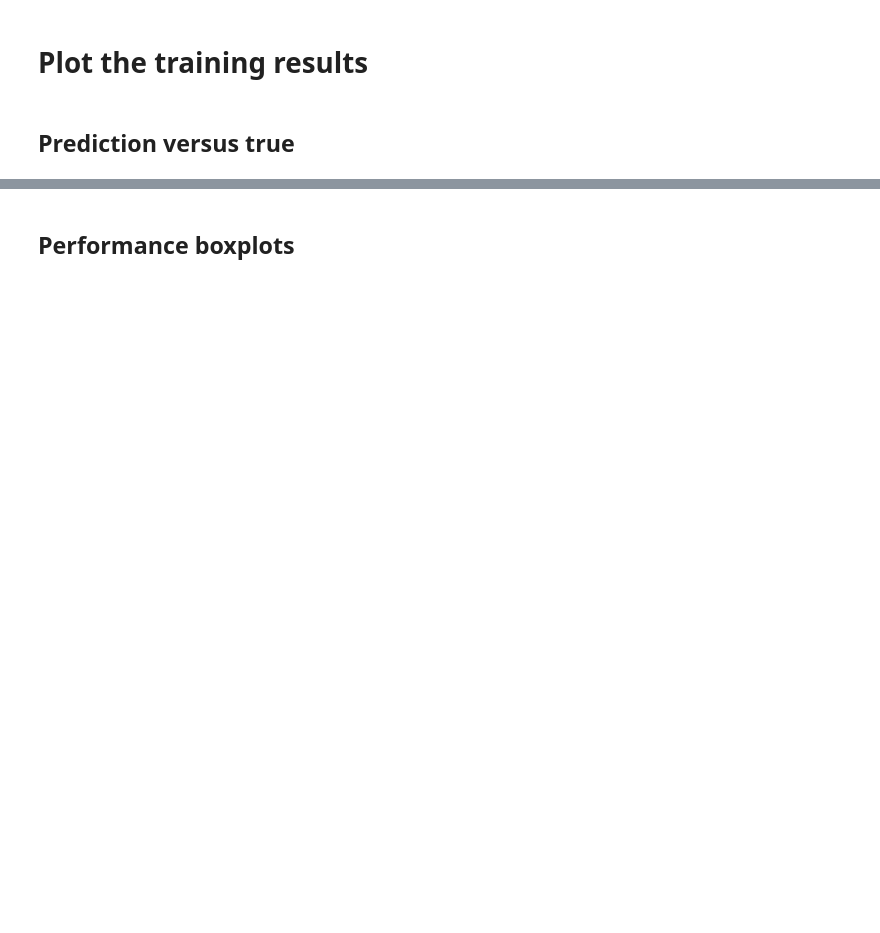
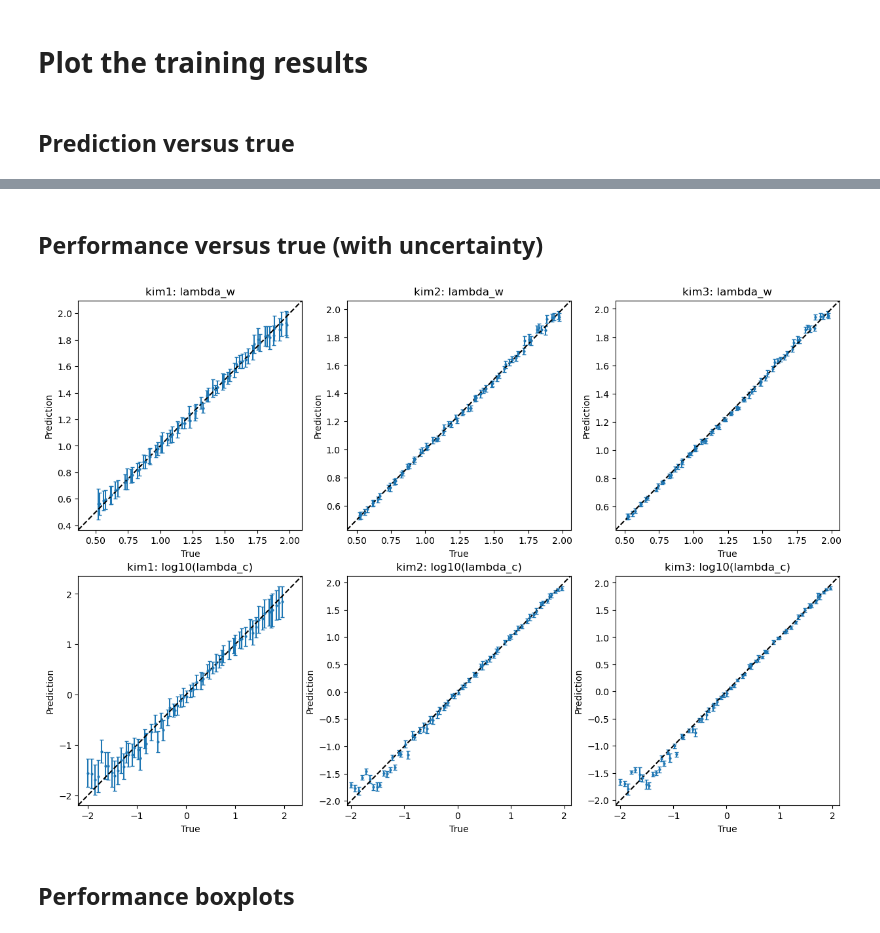
Before and after one commit to PeishiJiang/KIM, a Jupyter notebook: examples/im_cloudmodel/postprocessing.ipynb, the cells around one changed output, grey strips where cells are left out. Cells and saved outputs as stored; diff of their text form; code cells hidden in the pictures; blank space fills up the shorter version.

```diff
--- a/examples/im_cloudmodel/postprocessing.ipynb
+++ b/examples/im_cloudmodel/postprocessing.ipynb
@@ -247,2 +260,24 @@ for i in range(2):
+# %% [markdown]
+## Performance versus true (with uncertainty)
+# %%
+train_or_test = 'test'
+fig, axes = plt.subplots(2,3,figsize=(15,10))
+for i in range(2):
+    y_var = y_vars[i]
+    for j in range(3):
+        model = labels[j]
+        r = results[model]
+        ax = axes[i,j]
+        x = r['true'][train_or_test][...,i]
+        y = r['weighted mean predict'][train_or_test][...,i]
+        yens = r['ens predict'][train_or_test][...,i]
+        w = r['weights'][...,i]
+        std = np.sqrt(np.average((yens-y)**2, weights=w, axis=0))
+        ax.errorbar(x, y, std, color='tab:blue', linestyle='None', fmt='o', markersize=2, capsize=2)
+        lim = ax.get_ylim()
+        ax.plot(lim, lim, 'k--')
+        ax.set(xlim=lim, ylim=lim, xlabel='True', ylabel='Prediction', title=f"{model}: {y_var}")
+# %% [output]
+[figure, added]
 # %% [markdown]
 ## Performance boxplots
```
Also changed, not shown: parts of 11 cells of this notebook, 3 other files.
